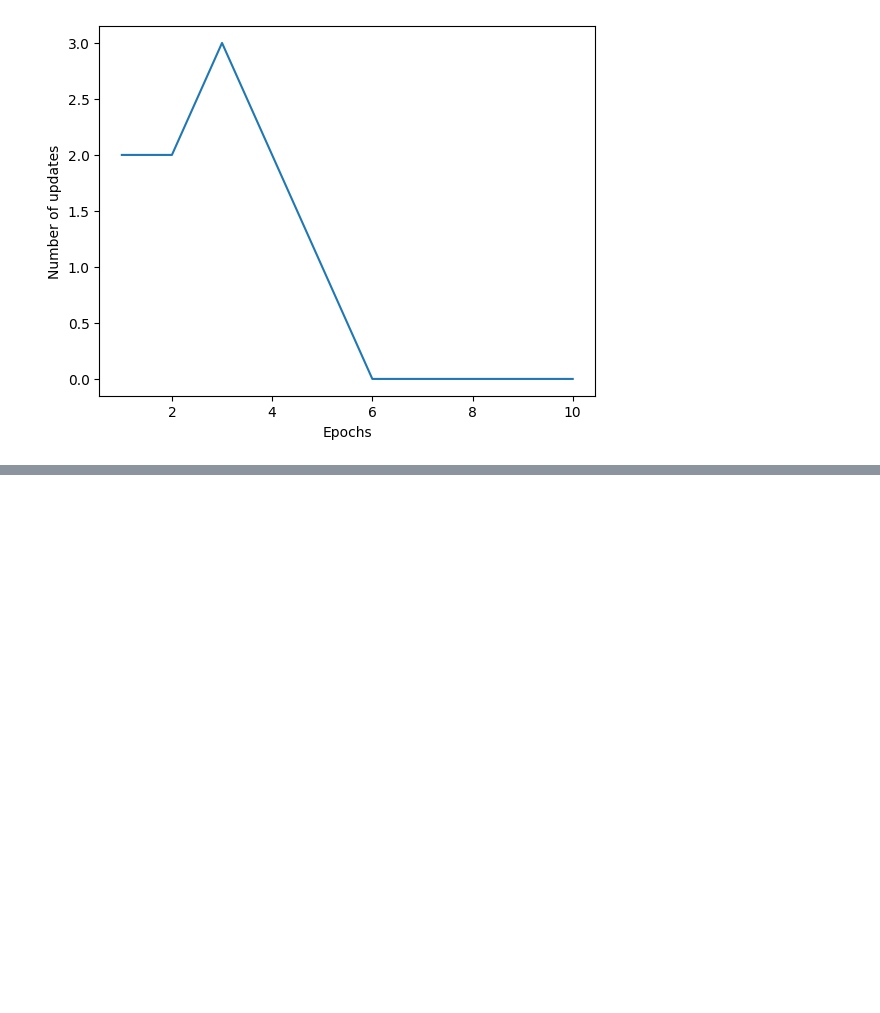
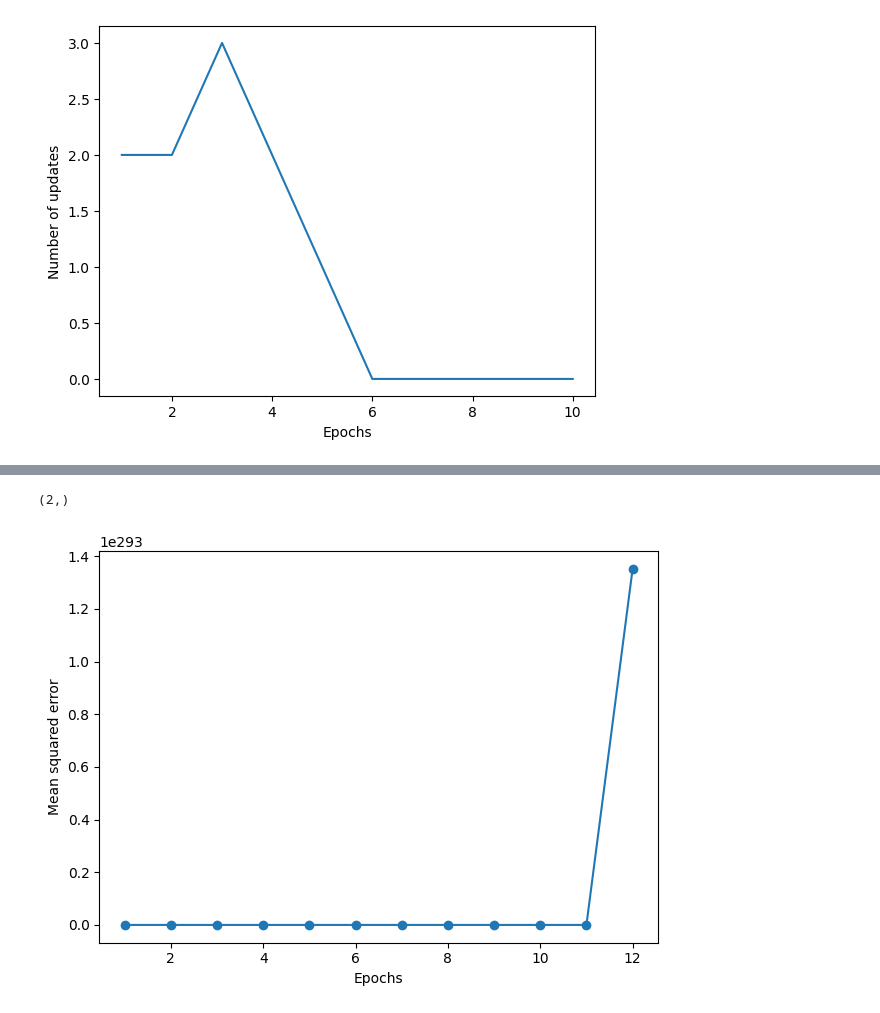
Before and after one commit to vatsal-sodha/ML_book, a Jupyter notebook: ch02/perceptron_iris.ipynb, the cells around one changed output, grey strips where cells are left out. Drawn from its saved outputs; the diff is of its cells as text; code cells hidden in the pictures; blank space fills up the shorter version.

```diff
--- a/ch02/perceptron_iris.ipynb
+++ b/ch02/perceptron_iris.ipynb
@@ -76,0 +111,9 @@ plt.show()
+# %%
+np.dot(X.T, z).shape
+# %% [output]
+(2,)
+# %%
+# standardize features
+X_std = np.copy(X)
+X_std[:, 0] = (X[:, 0] - X[:, 0].mean()) / X[:, 0].std()
+X_std[:, 1] = (X[:, 1] - X[:, 1].mean()) / X[:, 1].std()
@@ -76,0 +122,13 @@ plt.show()
+# %%
+ada_gd = AdalineSGD(n_iter=20, eta=0.5)
+ada_gd.fit(X_std, y)
+
+plt.plot(range(1, len(ada_gd.losses_) + 1), ada_gd.losses_, marker='o')
+plt.xlabel('Epochs')
+plt.ylabel('Mean squared error')
+
+plt.tight_layout()
+#plt.savefig('images/02_14_2.png', dpi=300)
+plt.show()
+# %% [output]
+[figure, added]
```
Also changed, not shown: parts of 6 cells of this notebook, 2 other files.
